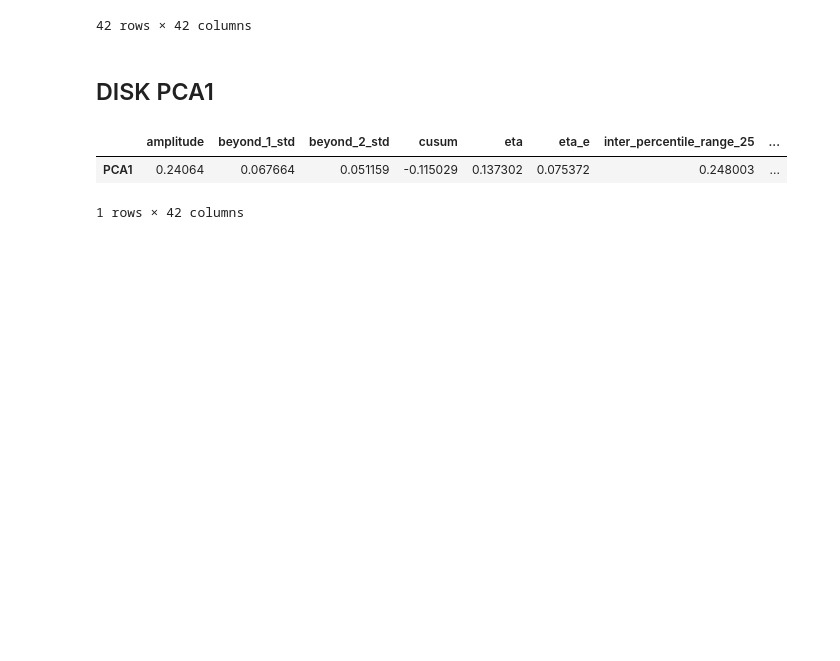
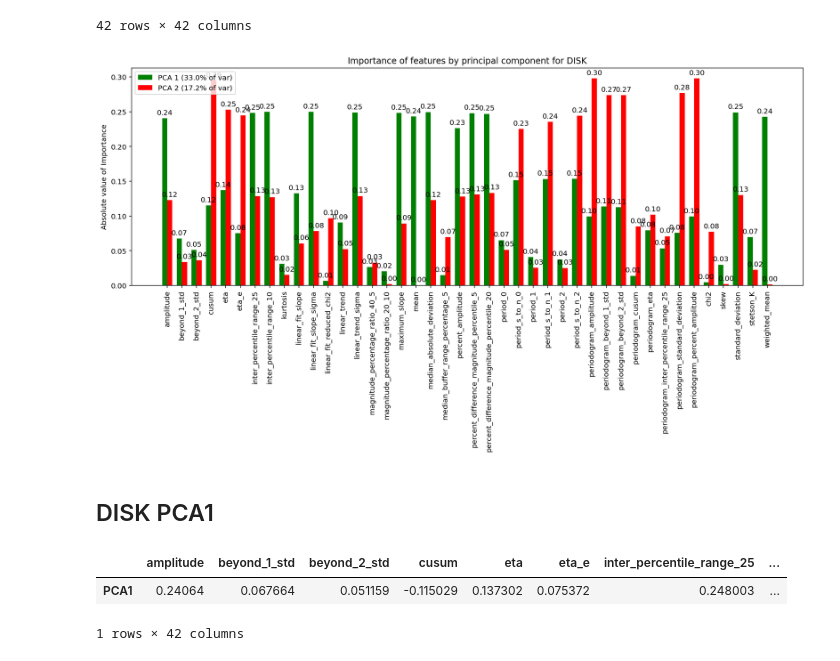
Before and after one commit to snad-space/zwad, a Jupyter notebook: notebooks/PCA_features.ipynb, the cells around one changed output. Drawn from its saved outputs; the diff is of its cells as text; code cells hidden in the pictures; blank space fills up the shorter version.

```diff
--- a/notebooks/PCA_features.ipynb
+++ b/notebooks/PCA_features.ipynb
@@ -325,6 +388,45 @@ disk_pca_comp
 | PCA41 | 0.000765 | -0.000409 | -0.000189 | -0.000188 | -0.000057 | -0.000034 | -0.000420 | ... |
 | PCA42 | 0.000066 | 0.000018 | 0.000005 | -0.000117 | -0.000280 | 0.000046 | 0.000044 | ... |
 42 rows × 42 columns
+# %%
+labels = disk_names
+pca1 = abs(np.array(disk_pca_comp.loc[['PCA1']])[0])
+pca2 = abs(np.array(disk_pca_comp.loc[['PCA2']])[0])
+
+x = np.arange(len(labels))  # the label locations
+width = 0.35  # the width of the bars
+
+fig, ax = plt.subplots(figsize=(14, 8))
+rects1 = ax.bar(x - width/2, pca1, width, label='PCA 1 (33.0% of var)', color='g')
+rects2 = ax.bar(x + width/2, pca2, width, label='PCA 2 (17.2% of var)', color='r')
+
+# Add some text for labels, title and custom x-axis tick labels, etc.
+ax.set_ylabel('Absolute value of Importance')
+ax.set_title('Importance of features by principal component for DISK')
+ax.set_xticks(x)
+ax.set_xticklabels(labels, rotation='vertical')
+ax.legend(loc='upper left')
+
+
+def autolabel(rects):
+    """Attach a text label above each bar in *rects*, displaying its height."""
+    for rect in rects:
+        height = rect.get_height()
+        ax.annotate('{0:.2f}'.format(height),
+                    xy=(rect.get_x() + rect.get_width() / 2, height),
+                    xytext=(0, 3),  # 3 points vertical offset
+                    textcoords="offset points",
+                    ha='center', va='bottom')
+
+
+autolabel(rects1)
+autolabel(rects2)
+
+fig.tight_layout()
+
+plt.savefig('../figs/pca/disk_pca_barchart.png', dpi=400, bbox_inches='tight')
+# %% [output]
+[figure, added]
 # %% [markdown]
 ## DISK PCA1
 # %%
```
Also changed, not shown: parts of 5 cells of this notebook, 3 other files.
